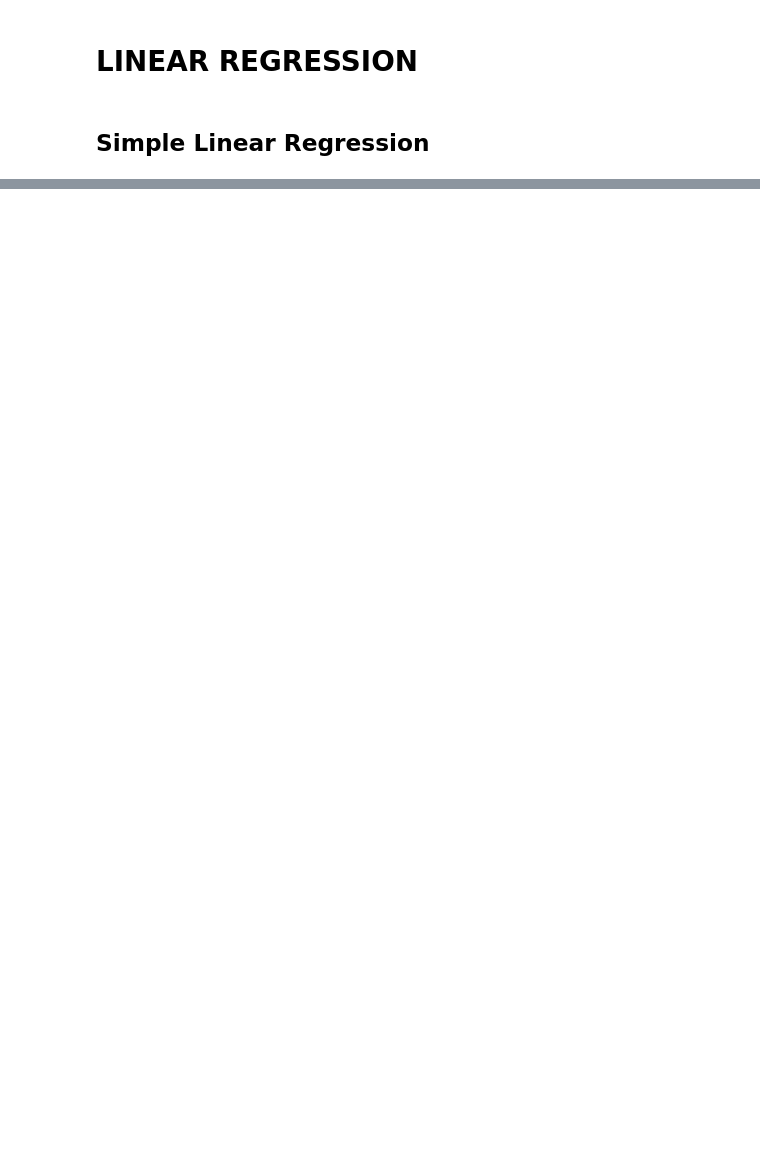
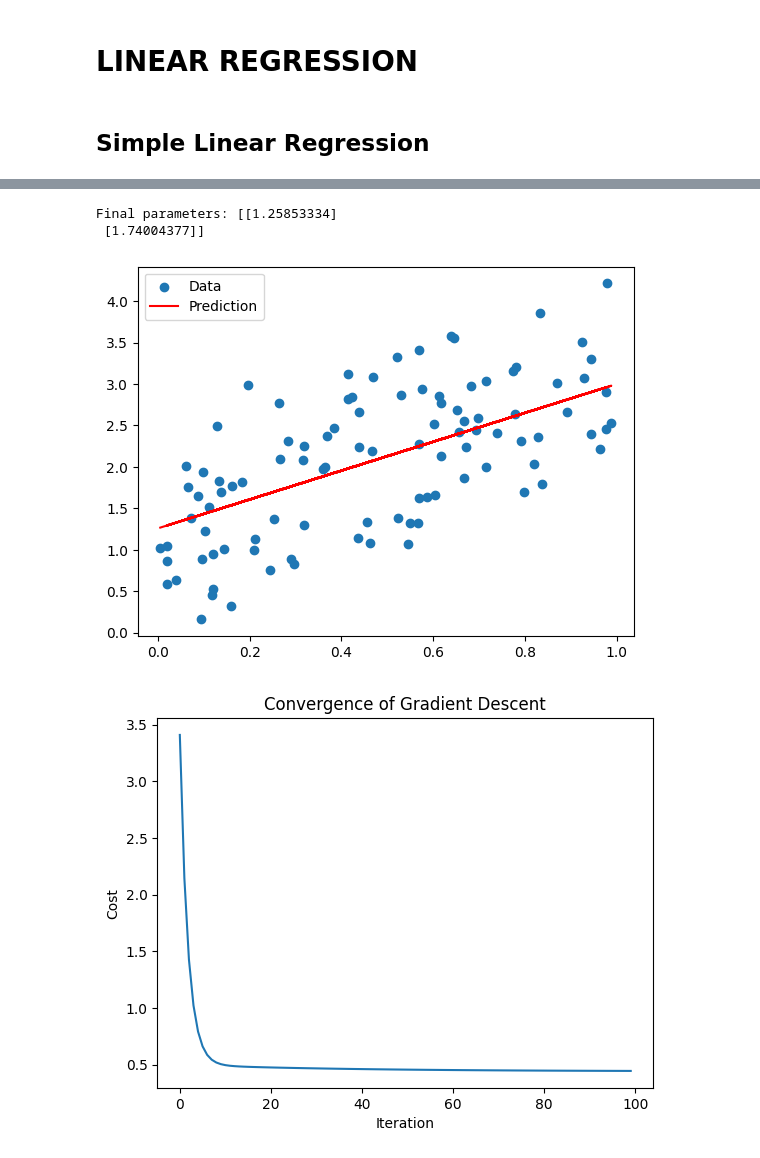
Before and after one commit to DhruTewa/Machine_Learning_Algorithm_Implementation, a Jupyter notebook: Notebooks/Linear_Regression.ipynb, the cells around one changed output, grey strips where cells are left out. Drawn from its saved outputs; the diff is of its cells as text; code cells hidden in the pictures; blank space fills up the shorter version.

```diff
--- a/Notebooks/Linear_Regression.ipynb
+++ b/Notebooks/Linear_Regression.ipynb
@@ -155,0 +191,67 @@ The convergence algorithm ensures that an iterative optimization process converg
+# %%
+import numpy as np
+import matplotlib.pyplot as plt
+
+# Define the true function
+def true_function(x):
+    return 2 * x + 1
+
+# Generate some noisy data
+np.random.seed(0)
+X = np.random.rand(100, 1)
+y = true_function(X) + np.random.randn(100, 1) / 1.5
+
+# Add a column of ones to X for the bias term
+X = np.hstack((np.ones((X.shape[0], 1)), X))
+
+# Define the cost function
+def cost_function(theta, X, y):
+    predictions = X.dot(theta)
+    return np.mean((predictions - y) ** 2)
+
+# Define the gradient of the cost function
+def gradient(theta, X, y):
+    predictions = X.dot(theta)
+    return (2 / len(y)) * X.T.dot(predictions - y)
+
+# Initialize the parameters
+theta = np.random.rand(2, 1)
+
+# Set the learning rate
+alpha = 0.1
+
+# Set the number of iterations
+num_iterations = 100
+
+# Create a list to store the costs
+costs = []
+
+# Perform Gradient Descent
+for i in range(num_iterations):
+    # Calculate the cost
+    cost = cost_function(theta, X, y)
+    costs.append(cost)
+
+    # Update the parameters
+    theta = theta - alpha * gradient(theta, X, y)
+
+# Print the final parameters
+print("Final parameters:", theta)
+
+# Plot the data and the final prediction
+plt.scatter(X[:, 1], y, label="Data")
+plt.plot(X[:, 1], X.dot(theta), label="Prediction", color="red")
+plt.legend()
+plt.show()
+
+# Plot the cost over time
+plt.plot(costs)
+plt.xlabel("Iteration")
+plt.ylabel("Cost")
+plt.title("Convergence of Gradient Descent")
+plt.show()
+# %% [output]
+Final parameters: [[1.25853334]
+ [1.74004377]]
+[figure, added]
+[figure, added]
```
Also changed, not shown: parts of 1 cell of this notebook.
